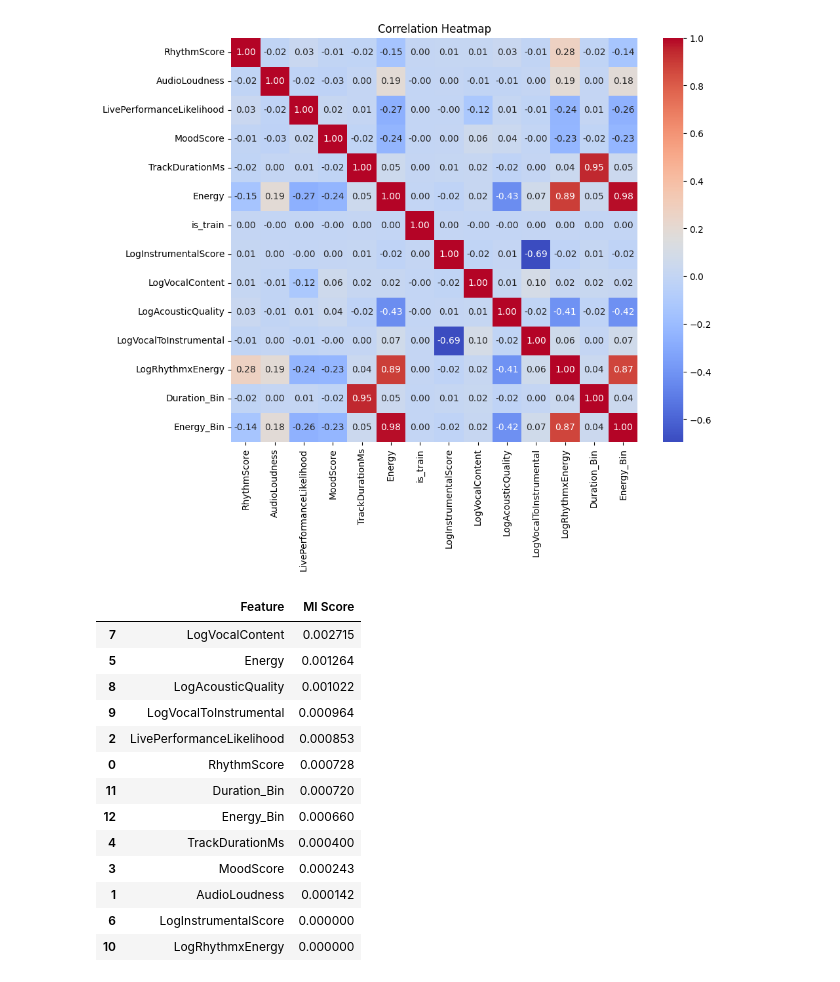
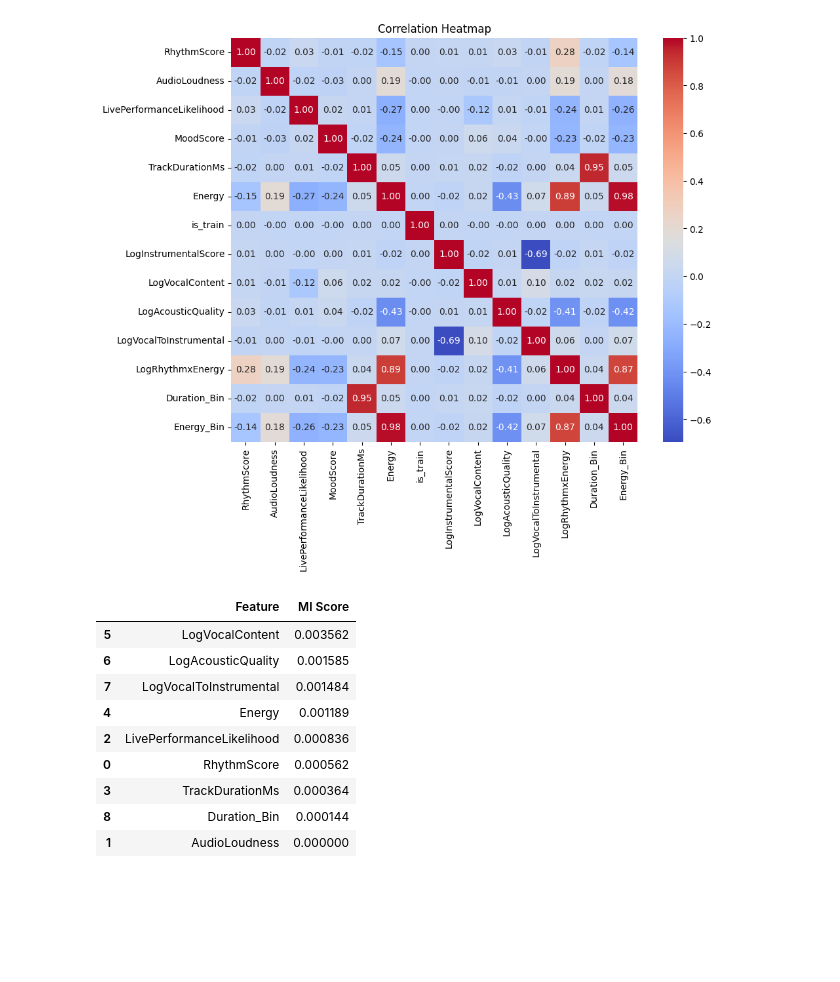
Before and after one commit to cod3astro/kaggle_ML_competition, a Jupyter notebook: collab_kaggle_beats.ipynb, the cells around one changed output. Cells and saved outputs as stored; diff of their text form; code cells hidden in the pictures; blank space fills up the shorter version.

```diff
--- a/collab_kaggle_beats.ipynb
+++ b/collab_kaggle_beats.ipynb
@@ -171,27 +171,23 @@ from imblearn.pipeline import Pipeline as ImbPipeline
 # %%
 train = df[df["is_train"] == 1].copy()
 
-X = train.drop(columns=["is_train"])
+X = train.drop(columns=["is_train", "LogInstrumentalScore", "LogRhythmxEnergy", "MoodScore", "Energy_Bin"])
 # X_encoded = pd.get_dummies(X, drop_first=True)
 
 mi_scores = mutual_info_regression(X, y, random_state=42)
 mi_df = pd.DataFrame({
     "Feature": X.columns,
     "MI Score": mi_scores
 }).sort_values(by="MI Score", ascending=False)
 mi_df
 # %% [output]
 |  | Feature | MI Score |
-| 7 | LogVocalContent | 0.002715 |
-| 5 | Energy | 0.001264 |
-| 8 | LogAcousticQuality | 0.001022 |
-| 9 | LogVocalToInstrumental | 0.000964 |
-| 2 | LivePerformanceLikelihood | 0.000853 |
-| 0 | RhythmScore | 0.000728 |
-| 11 | Duration_Bin | 0.000720 |
-| 12 | Energy_Bin | 0.000660 |
-| 4 | TrackDurationMs | 0.000400 |
-| 3 | MoodScore | 0.000243 |
-| 1 | AudioLoudness | 0.000142 |
-| 6 | LogInstrumentalScore | 0.000000 |
-| 10 | LogRhythmxEnergy | 0.000000 |
+| 5 | LogVocalContent | 0.003562 |
+| 6 | LogAcousticQuality | 0.001585 |
+| 7 | LogVocalToInstrumental | 0.001484 |
+| 4 | Energy | 0.001189 |
+| 2 | LivePerformanceLikelihood | 0.000836 |
+| 0 | RhythmScore | 0.000562 |
+| 3 | TrackDurationMs | 0.000364 |
+| 8 | Duration_Bin | 0.000144 |
+| 1 | AudioLoudness | 0.000000 |
```
